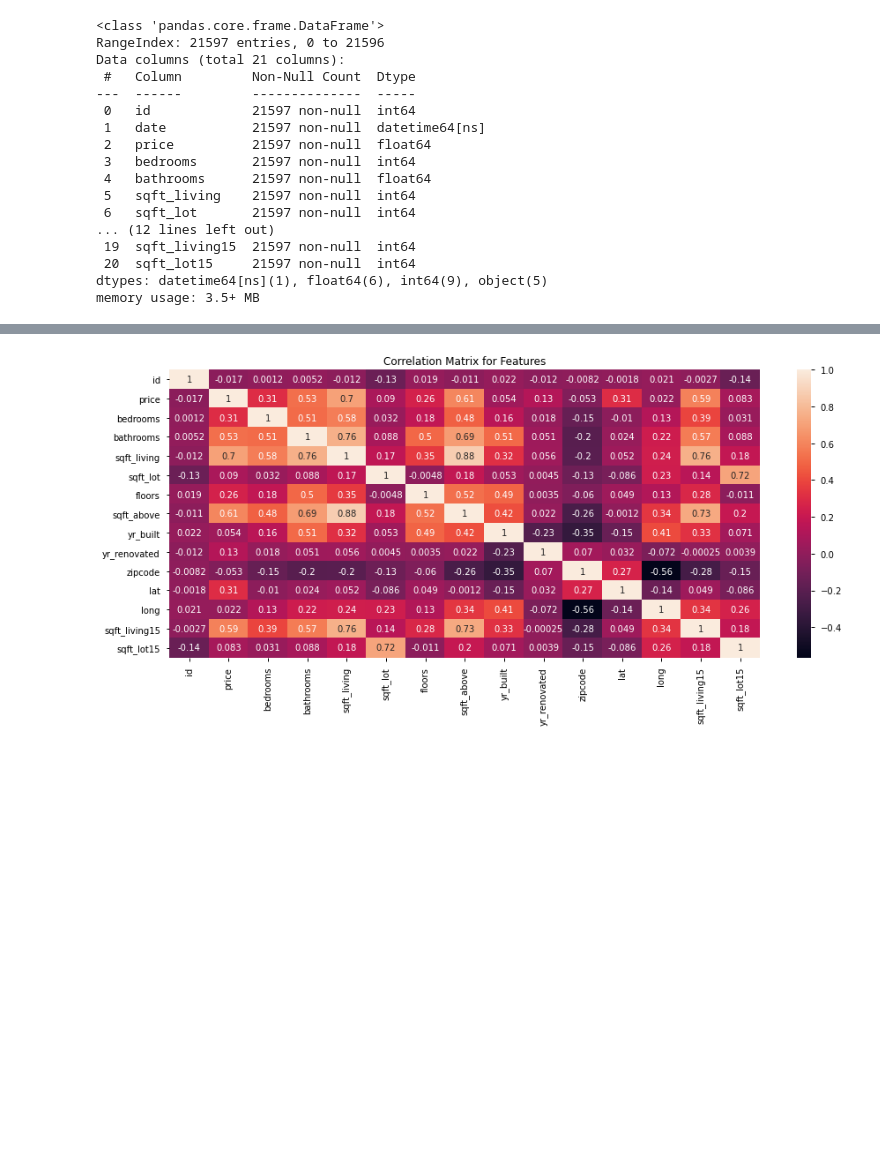
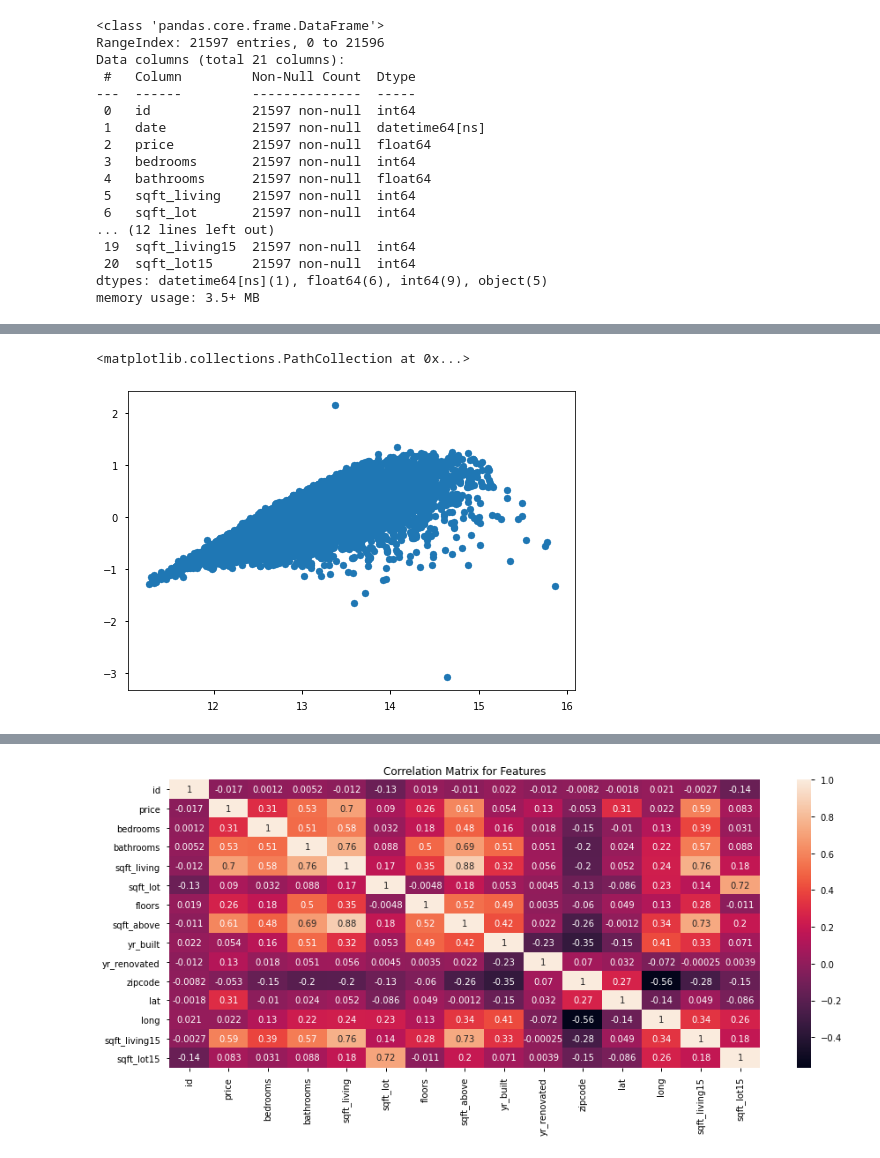
Before and after one commit to brdeleon/dsc-phase-2-project-v2-3, a Jupyter notebook: df_name_change.ipynb, the cells around one changed output, grey strips where cells are left out. Cells and saved outputs as stored; diff of their text form; code cells hidden in the pictures; blank space fills up the shorter version.

```diff
--- a/df_name_change.ipynb
+++ b/df_name_change.ipynb
@@ -87,0 +125,6 @@ memory usage: 3.5+ MB
+# %%
+y_log = np.log(y)
+model2 = sm.OLS(endog=y_log,exog=X_c).fit()
+model2_preds = model2.predict(X_c)
+model2_resids = y_log - model2_preds
+model2.summary()
@@ -87,0 +153,6 @@ memory usage: 3.5+ MB
+# %%
+fig, ax = plt.subplots()
+ax.scatter(y_log,model2_resids)
+# %% [output]
+<matplotlib.collections.PathCollection at 0x...>
+[figure, added]
```
Also changed, not shown: parts of 38 cells of this notebook.
